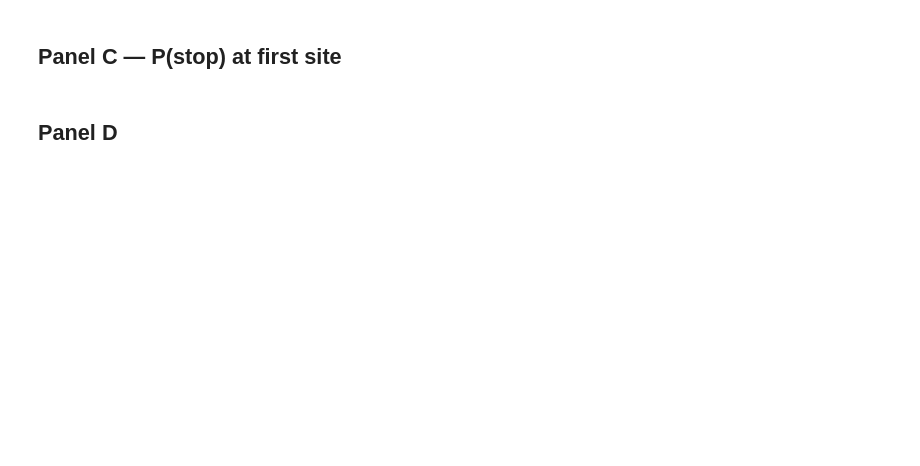
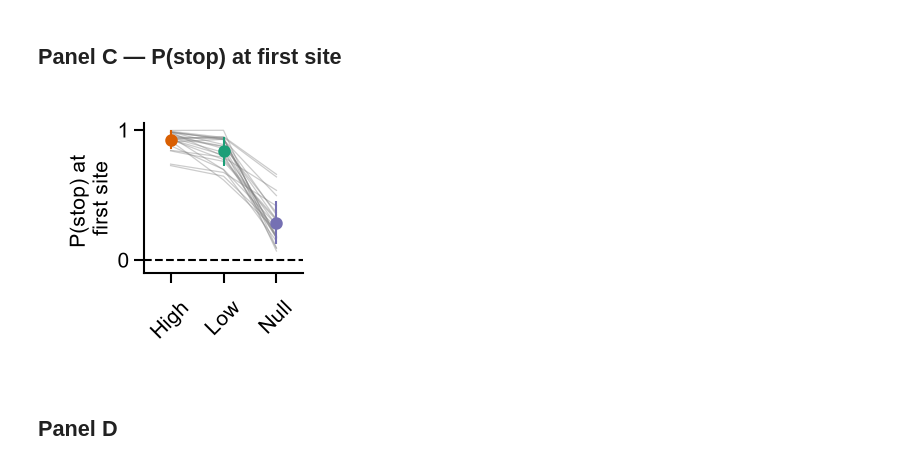
Before and after one commit to lauradriscoll/cosyne2026_adaptive_behavior, a Jupyter notebook: figures/fig1/make_panels.ipynb, the cells around one changed output. Cells and saved outputs as stored; diff of their text form; code cells hidden in the pictures; blank space fills up the shorter version.

```diff
--- a/figures/fig1/make_panels.ipynb
+++ b/figures/fig1/make_panels.ipynb
@@ -128,36 +142,39 @@ plot = pre_df.groupby(["mouse", "patch_label"])["has_choice"].mean().reset_index
 
 order = ["90", "60", "0"]
 x_positions = {label: i for i, label in enumerate(order)}
 colors_b = {"90": color1, "60": color2, "0": color3}
 
-fig, ax = panel_fig("fig1_C")
+fig, ax = panel_fig("fig1_E")
 for mouse, group in plot.groupby("mouse"):
     group = group.set_index("patch_label").reindex(order)
     xs = [x_positions[l] for l in order if l in group.index and not pd.isna(group.loc[l, "has_choice"])]
     ys = [group.loc[l, "has_choice"] for l in order if l in group.index and not pd.isna(group.loc[l, "has_choice"])]
     ax.plot(xs, ys, color="gray", alpha=0.4)
 
 for label in order:
     subset = plot[plot["patch_label"] == label]["has_choice"]
     ax.errorbar(
         x_positions[label], subset.mean(), yerr=subset.std(),
         fmt="o", color=colors_b[label],
         capsize=0, capthick=0, elinewidth=0.5, markersize=2, zorder=3,
     )
 
 ax.axhline(0, color="k", linestyle="--", linewidth=0.5)
 ax.set_xticks([0, 1, 2])
 ax.set_xticklabels(["High", "Low", "Null"], rotation=45)
 ax.set_xlim(-0.5, 2.5)
 ax.set_ylim(-0.1, 1.05)
 ax.set_yticks([0, 1])
+ax.tick_params(axis='y', pad=1)
 ax.set_xlabel("")
-ax.set_ylabel("P(stop) at \nfirst site")
+ax.set_ylabel("P(stop) at \nfirst site", labelpad=1)
 sns.despine(ax=ax)
 plt.tight_layout()
 plt.show()
-save_panel(fig, PANELS_DIR / "fig1_C.pdf")
+save_panel(fig, PANELS_DIR / "fig1_E.pdf")
 # print("Saved fig1_C.pdf")
+# %% [output]
+[figure, added]
 # %% [markdown]
 ## Panel D
 # %%
```
Also changed, not shown: parts of 8 cells of this notebook, 35 other files.
